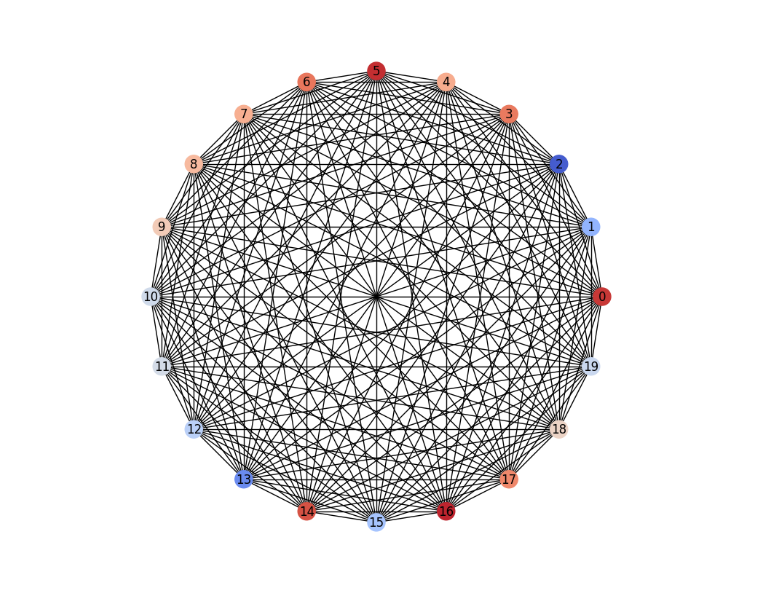
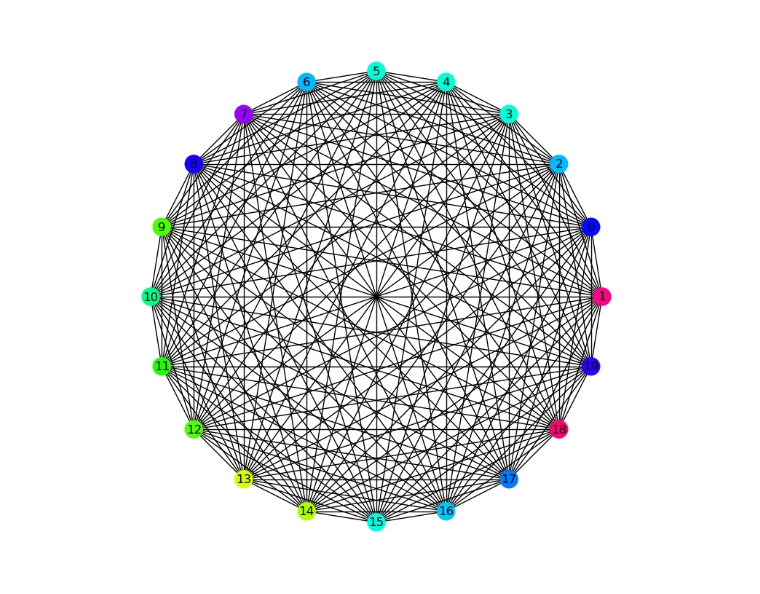
Before and after one commit to OtiDioti/HermitianGraphs, a Jupyter notebook: Example.ipynb, the cells around one changed output. Drawn from its saved outputs; the diff is of its cells as text; code cells hidden in the pictures.

Commit message:
better image

```diff
--- a/Example.ipynb
+++ b/Example.ipynb
@@ -4,11 +4,13 @@ from matplotlib.animation import FuncAnimation, PillowWriter
 import matplotlib.pyplot as plt
 # %%
 H = Hamiltonian(dim = 20) # define random hamiltonian
-dt = H.energies.min() / 100 # dt value much smaller than lower energy in the system
-t_f = 1 # time of integration
+dt = np.abs(H.energies.min()) / 100 # dt value much smaller than lower energy in the system
+t_f = 10 # time of integration
 # %%
-cmap_name = "coolwarm" # color of nodes
-state_v = np.random.choice(np.linspace(0, 1, 1000), size = H.dim) # initialize random vector
+cmap_name = 'hsv'# "coolwarm" # color of nodes
+#state_v = np.random.choice(np.linspace(0, 1, 1000), size = H.dim) # initialize random vector
+state_v = np.zeros(H.dim, complex)
+state_v[0] = 1
 state_v = state_v / np.linalg.norm(state_v) # normalize initial vector
 state = State(state_v, H, networkx = True, col_map_nodes = cmap_name) # construct state object
 
@@ -16,20 +18,20 @@ states = state.propagate(H, dt = dt, t_final = t_f, networkx = True, sim_tol = 0
 # %%
 plt.rcParams["figure.figsize"] = [7.50, 7.50]
 plt.rcParams["figure.autolayout"] = True
 
 fig = plt.figure()
 
 G = states[0].graph
 
 nx.draw_circular(G, with_labels=True, node_color = [G.nodes[i]["color"] for i in range(len(G.nodes))])
 def animate(frame):
    fig.clear()
    G = states[frame].graph
    anim = nx.draw_circular(G, with_labels=True, node_color = [G.nodes[i]["color"] for i in range(len(G.nodes))])
 
 ani = FuncAnimation(fig, animate, frames=len(states), interval=100, repeat=False)
-writergif = PillowWriter(fps=24)
+writergif = PillowWriter(fps=60)
 ani.save('movie.gif', writer = writergif)
 plt.show()
 # %% [output]
-[figure, old version]
+[figure, new version]
```
Also changed, not shown: 2 other files.
